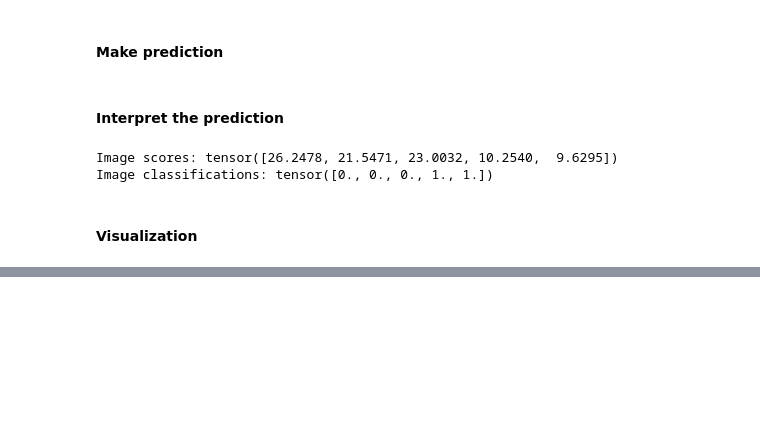
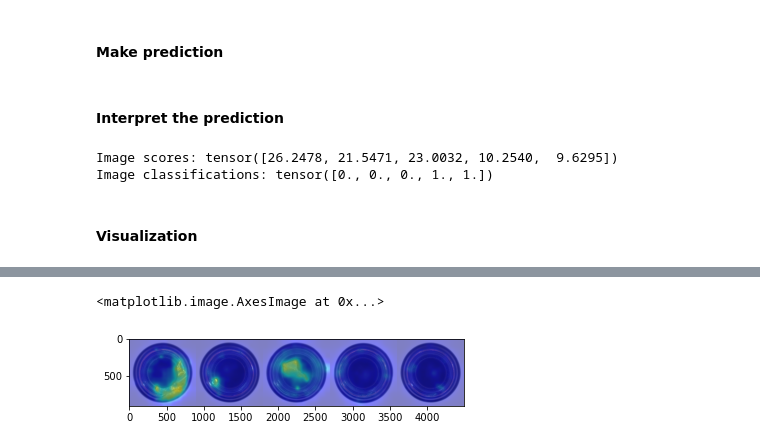
Before and after one commit to OpenAOI/anodet, a Jupyter notebook: notebooks/padim_example.ipynb, the cells around one changed output, grey strips where cells are left out. Saved outputs shown, nothing was run; the diff lists cells and outputs as text; code cells hidden in the pictures; blank space fills up the shorter version.

```diff
--- a/notebooks/padim_example.ipynb
+++ b/notebooks/padim_example.ipynb
@@ -104,0 +113,7 @@ for idx in range(len(images)):
+# %%
+heat_maps = anodet.visualization.heatmap_images(test_images, score_maps, min_v = 0.1, max_v = 40, alpha=0.5)
+tot_img = anodet.visualization.merge_images(heat_maps)
+plt.imshow(tot_img)
+# %% [output]
+<matplotlib.image.AxesImage at 0x...>
+[figure, added]
```
Also changed, not shown: parts of 7 cells of this notebook, 9 other files.
